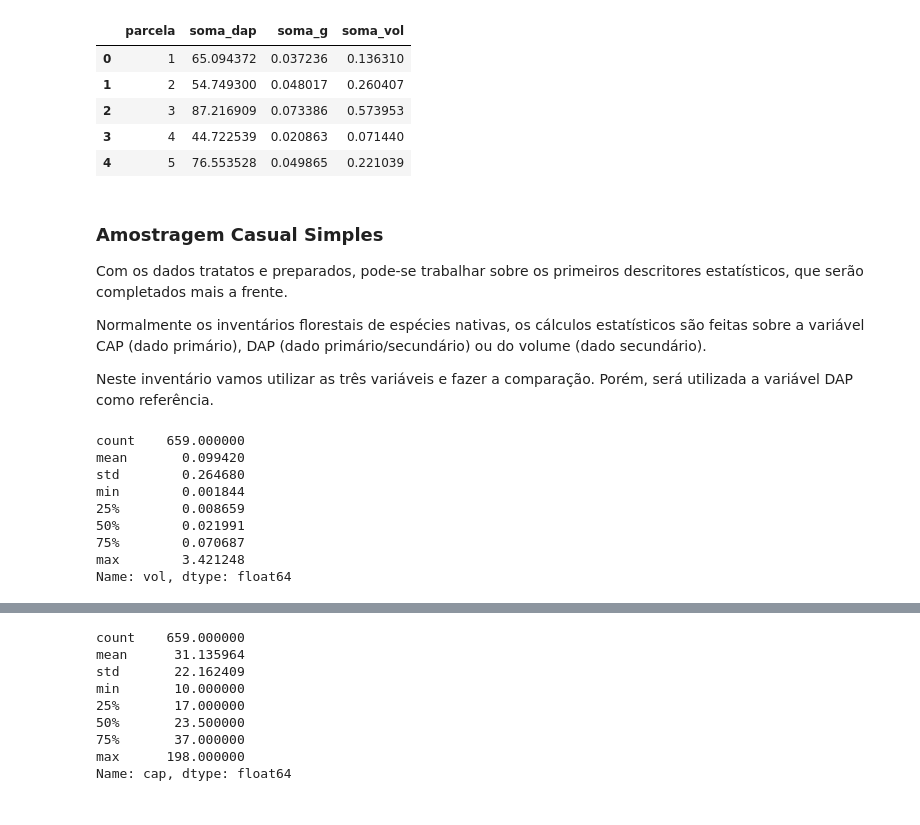
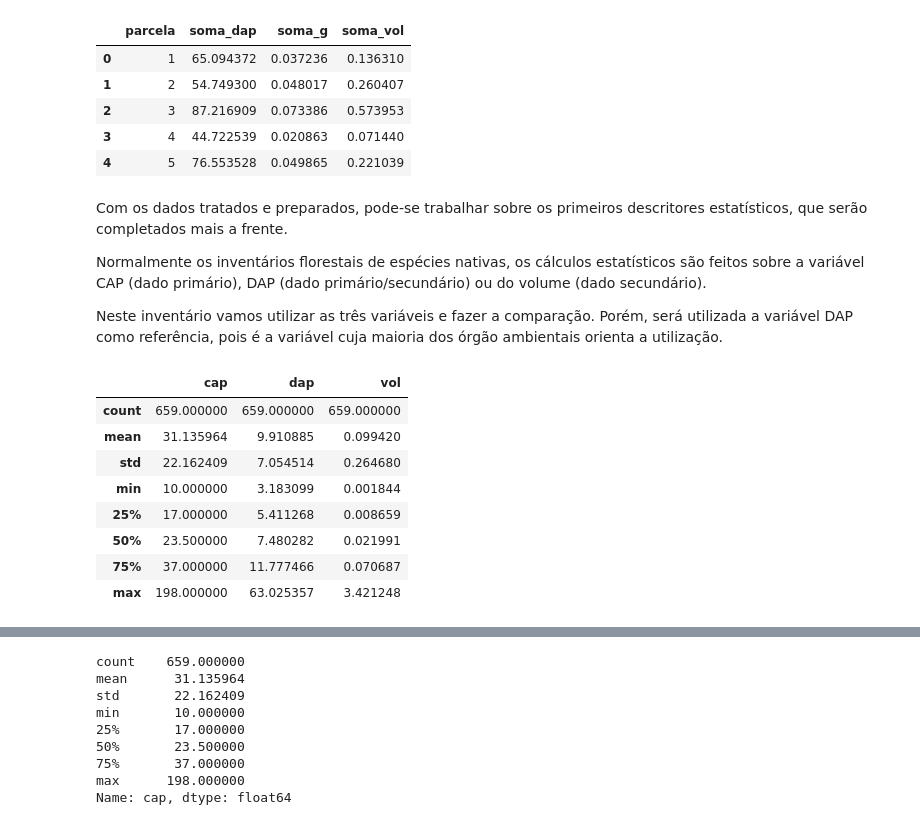
Before and after one commit to nettorobson/jupyter-if, a Jupyter notebook: if_teste.ipynb, the cells around one changed output, grey strips where cells are left out. Cells and saved outputs as stored; diff of their text form; code cells hidden in the pictures.

```diff
--- a/if_teste.ipynb
+++ b/if_teste.ipynb
@@ -625,23 +680,21 @@ data_ua.head()
 | 3 | 4 | 44.722539 | 0.020863 | 0.071440 |
 | 4 | 5 | 76.553528 | 0.049865 | 0.221039 |
 # %% [markdown]
-### Amostragem Casual Simples
+Com os dados tratados e preparados, pode-se trabalhar sobre os primeiros descritores estatísticos, que serão completados mais a frente.
 
-Com os dados tratatos e preparados, pode-se trabalhar sobre os primeiros descritores estatísticos, que serão completados mais a frente.
+Normalmente os inventários florestais de espécies nativas, os cálculos estatísticos são feitos sobre a variável CAP (dado primário), DAP (dado primário/secundário) ou do volume (dado secundário).
 
-Normalmente os inventários florestais de espécies nativas, os cálculos estatísticos são feitas sobre a variável CAP (dado primário), DAP (dado primário/secundário) ou do volume (dado secundário).
-
-Neste inventário vamos utilizar as três variáveis e fazer a comparação. Porém, será utilizada a variável DAP como referência.
+Neste inventário vamos utilizar as três variáveis e fazer a comparação. Porém, será utilizada a variável DAP como referência, pois é a variável cuja maioria dos órgão ambientais orienta a utilização.
 # %%
 # O método .describe pode ser utilizado sobre qualquer variável numérica.
-data.vol.describe()
+data[['cap','dap', 'vol']].describe()
 # %% [output]
-count    659.000000
-mean       0.099420
-std        0.264680
-min        0.001844
-25%        0.008659
-50%        0.021991
-75%        0.070687
-max        3.421248
-Name: vol, dtype: float64
+|  | cap | dap | vol |
+| count | 659.000000 | 659.000000 | 659.000000 |
+| mean | 31.135964 | 9.910885 | 0.099420 |
+| std | 22.162409 | 7.054514 | 0.264680 |
+| min | 10.000000 | 3.183099 | 0.001844 |
+| 25% | 17.000000 | 5.411268 | 0.008659 |
+| 50% | 23.500000 | 7.480282 | 0.021991 |
+| 75% | 37.000000 | 11.777466 | 0.070687 |
+| max | 198.000000 | 63.025357 | 3.421248 |
```
Also changed, not shown: parts of 52 cells of this notebook.
